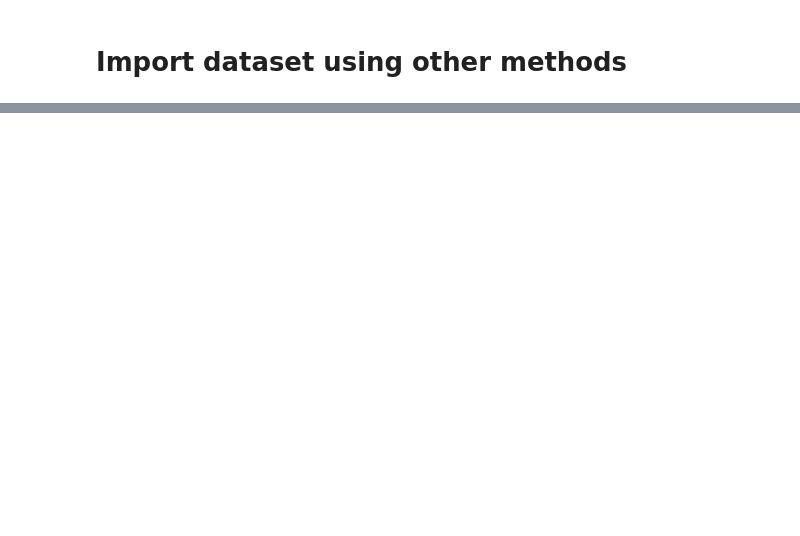
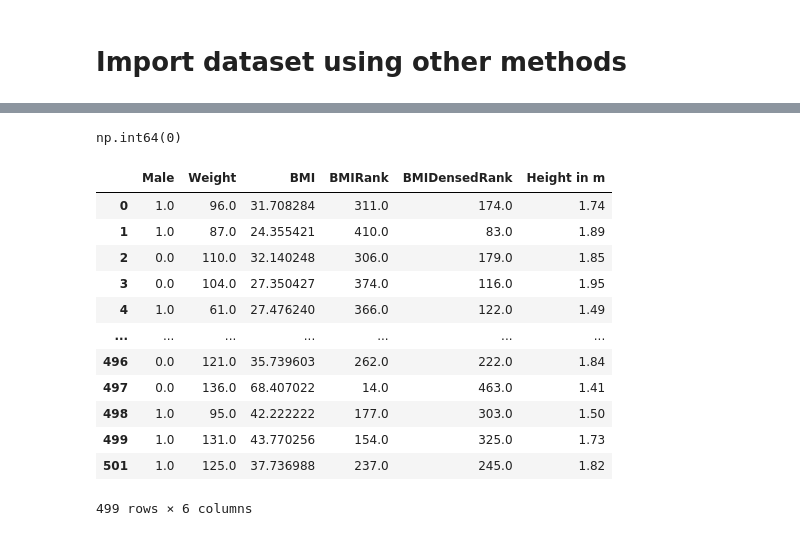
Before and after one commit to Abdullah-Hamad-Almousa/ArrayTesting, a Jupyter notebook: notes/PandasNote.ipynb, the cells around one changed output, grey strips where cells are left out. Cells and saved outputs as stored; diff of their text form; code cells hidden in the pictures; blank space fills up the shorter version.

```diff
--- a/notes/PandasNote.ipynb
+++ b/notes/PandasNote.ipynb
@@ -722,0 +1008,23 @@ df.head()
+# %%
+dfDroped = df.drop_duplicates()
+dfDroped.duplicated().sum()
+# %% [output]
+np.int64(0)
+# %%
+df['Height in m'] = df['Height']
+df.drop('Height', axis=1, inplace=True)
+df
+# %% [output]
+|  | Male | Weight | BMI | BMIRank | BMIDensedRank | Height in m |
+| 0 | 1.0 | 96.0 | 31.708284 | 311.0 | 174.0 | 1.74 |
+| 1 | 1.0 | 87.0 | 24.355421 | 410.0 | 83.0 | 1.89 |
+| 2 | 0.0 | 110.0 | 32.140248 | 306.0 | 179.0 | 1.85 |
+| 3 | 0.0 | 104.0 | 27.350427 | 374.0 | 116.0 | 1.95 |
+| 4 | 1.0 | 61.0 | 27.476240 | 366.0 | 122.0 | 1.49 |
+| ... | ... | ... | ... | ... | ... | ... |
+| 496 | 0.0 | 121.0 | 35.739603 | 262.0 | 222.0 | 1.84 |
+| 497 | 0.0 | 136.0 | 68.407022 | 14.0 | 463.0 | 1.41 |
+| 498 | 1.0 | 95.0 | 42.222222 | 177.0 | 303.0 | 1.50 |
+| 499 | 1.0 | 131.0 | 43.770256 | 154.0 | 325.0 | 1.73 |
+| 501 | 1.0 | 125.0 | 37.736988 | 237.0 | 245.0 | 1.82 |
+499 rows × 6 columns
```
Also changed, not shown: parts of 30 cells of this notebook, 1 other file.
